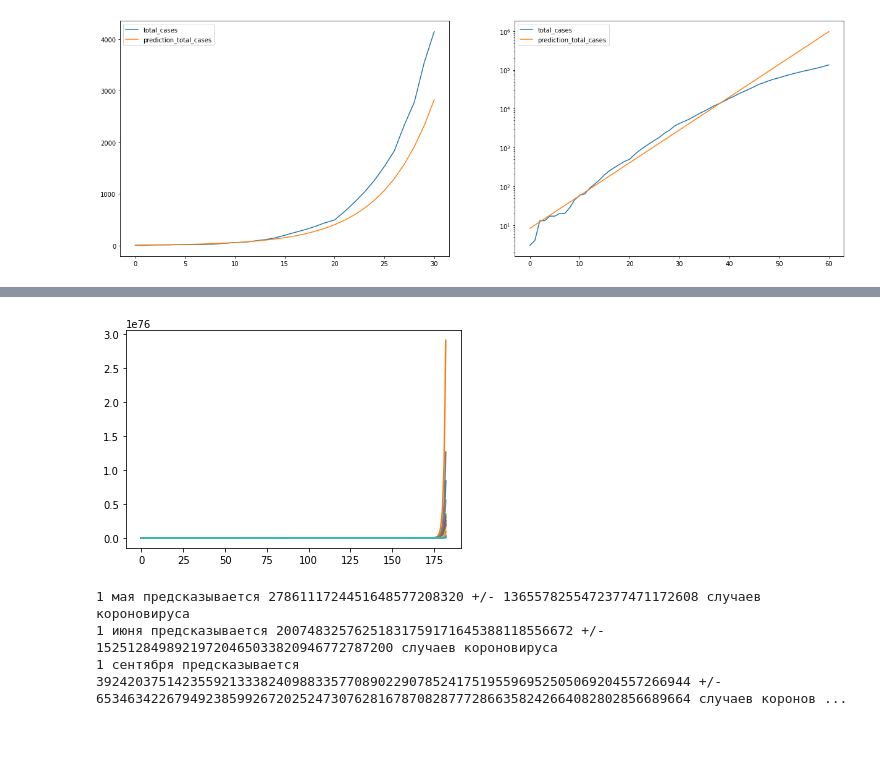
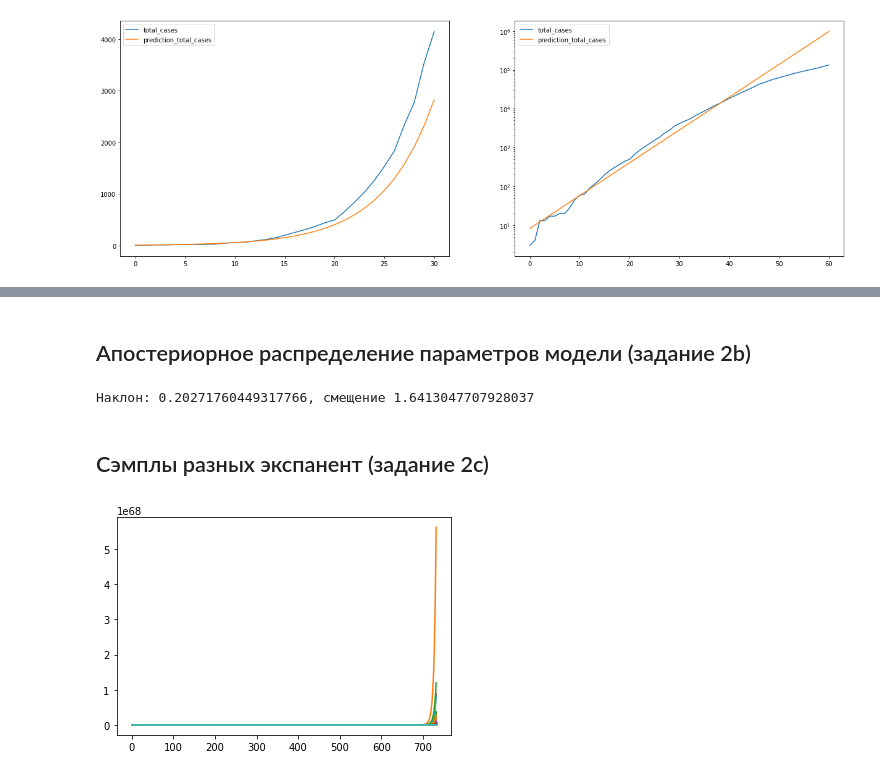
Before and after one commit to made-hw/AML, a Jupyter notebook: Продвинутое машинное обучение.ДЗ 1.ipynb, the cells around one changed output, grey strips where cells are left out. Saved outputs shown, nothing was run; the diff lists cells and outputs as text; code cells hidden in the pictures; blank space fills up the shorter version.

```diff
--- a/Продвинутое машинное обучение.ДЗ 1.ipynb
+++ b/Продвинутое машинное обучение.ДЗ 1.ipynb
@@ -147,26 +142,39 @@ X = np.stack((y_train.T, np.ones(len(y_train))), axis=1)
+# %% [markdown]
+##  Апостериорное распределение параметров модели (задание 2b)
 # %%
-cov = np.linalg.inv(np.eye(2) / (sigma * 0.01) + np.matmul(X.T, X) / sigma)
+sigma = (y_train - lr.predict((train.index.values + 1).reshape(-1, 1))).var()
+X = np.stack((x_train.T[0], np.ones(len(y_train))), axis=1)
+cov = np.linalg.inv(np.eye(2) / (sigma ** 1/2) + np.matmul(X.T, X) / sigma)
 mu = np.matmul(np.matmul(cov, X.T), y_train.T) / sigma
+
+print(f'Наклон: {mu[0]}, смещение {mu[1]}')
+# %% [output]
+Наклон: 0.20271760449317766, смещение 1.6413047707928037
-# %%
-xs = np.arange(183)
-first_may = []
-first_june = []
-first_september = []
-
-for i in range(20):
-    w1, w0 = np.random.multivariate_normal(mu, cov)
-    first_may.append(np.exp(w1 * 59 + w0))
-    first_june.append(np.exp(w1 * 90 + w0))
-    first_september.append(np.exp(w1 * 182 + w0))
-    plt.plot(xs, np.exp(w1 * xs + w0))
-plt.show()
-# %% [output]
-[figure, removed]
-# %%
-print("1 мая предсказывается {} +/- {} случаев короновируса".format(int(np.mean(first_may)), int(np.std(first_may))))
-print("1 июня предсказывается {} +/- {} случаев короновируса".format(int(np.mean(first_june)), int(np.std(first_june))))
-print("1 сентября предсказывается {} +/- {} случаев короновируса".format(int(np.mean(first_september)), int(np.std(first_september))))
-# %% [output]
-1 мая предсказывается 2786111724451648577208320 +/- 1365578255472377471172608 случаев короновируса
-1 июня предсказывается 20074832576251831759171645388118556672 +/- 15251284989219720465033820946772787200 случаев короновируса
-1 сентября предсказывается 3924203751423559213338240988335770890229078524175195596952505069204557266944 +/- 6534634226794923859926720252473076281678708287772866358242664082802856689664 случаев коронов ...
+# %% [markdown]
+## Сэмплы разных экспанент (задание 2с)
+# %%
+preds = []
+
+for i in range(1000):
+    w1, w0 = np.random.multivariate_normal(mu, cov)
+
+    pred = []
+
+    pred.append(np.exp(w1 * (datetime.datetime(2020, 5, 1) - start_date).days + w0))
+    pred.append(np.exp(w1 * (datetime.datetime(2020, 6, 1) - start_date).days + w0))
+    pred.append(np.exp(w1 * (datetime.datetime(2020, 9, 1) - start_date).days + w0))
+
+    pred.append(np.exp(w1 * (datetime.datetime(2021, 5, 1) - start_date).days + w0))
+    pred.append(np.exp(w1 * (datetime.datetime(2021, 6, 1) - start_date).days + w0))
+    pred.append(np.exp(w1 * (datetime.datetime(2021, 9, 1) - start_date).days + w0))
+
+    pred.append(np.exp(w1 * (datetime.datetime(2022, 5, 1) - start_date).days + w0))
+    pred.append(np.exp(w1 * (datetime.datetime(2022, 6, 1) - start_date).days + w0))
+    pred.append(np.exp(w1 * (datetime.datetime(2022, 9, 1) - start_date).days + w0))
+
+    preds.append(pred)
+
+    plt.plot(data.index.values, np.exp(w1 * data.index.values + w0))
+plt.show()
+# %% [output]
+[figure, added]
```
Also changed, not shown: parts of 7 cells of this notebook.
